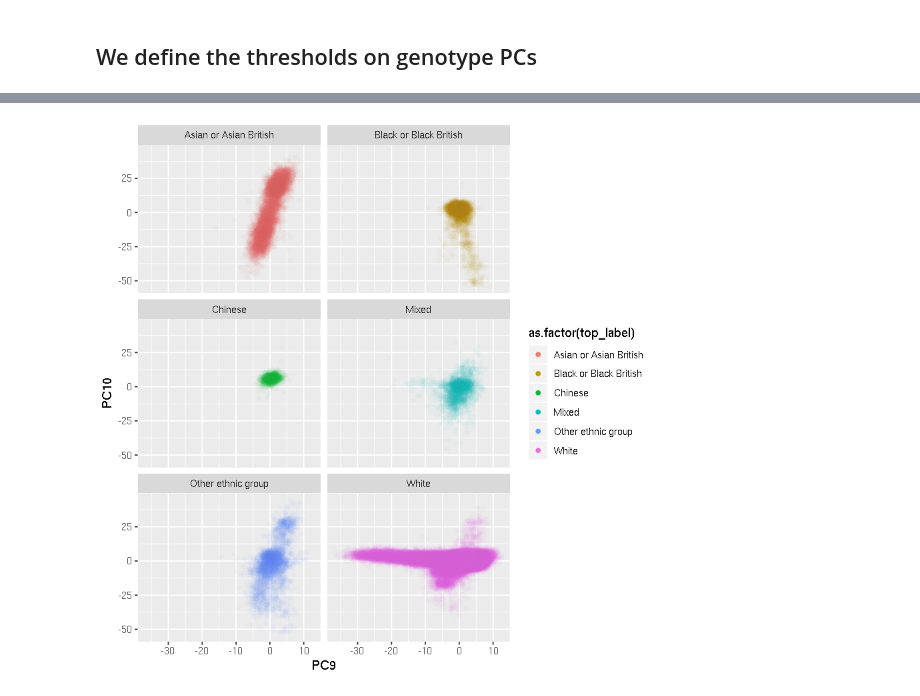
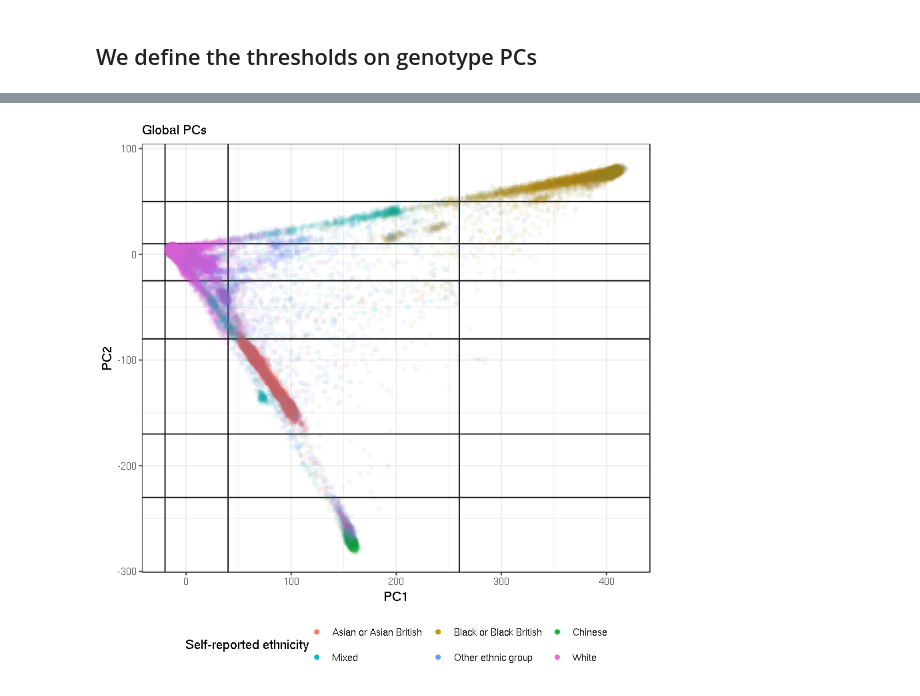
Before and after one commit to rivas-lab/ukbb-tools, a Jupyter notebook: 03_filtering/sample_qc_v3.ipynb, the cells around one changed output, grey strips where cells are left out. Drawn from its saved outputs; the diff is of its cells as text; code cells hidden in the pictures.

```diff
--- a/03_filtering/sample_qc_v3.ipynb
+++ b/03_filtering/sample_qc_v3.ipynb
@@ -370,8 +215,0 @@ facet_wrap( ~ top_label, ncol=2)
-# %%
-master_sqc_anno_df %>% drop_na(f21000) %>% filter(f21000 != -3, f21000 != -1) %>%
-ggplot(aes(x = PC9, y = PC10, color=as.factor(top_label))) +
-geom_point(alpha=.025) +
-guides(colour = guide_legend(override.aes = list(alpha = 1))) +
-facet_wrap( ~ top_label, ncol=2)
-# %% [output]
-[figure, removed]
@@ -377,0 +232,13 @@ facet_wrap( ~ top_label, ncol=2)
+# %%
+p <- master_sqc_df %>% filter(pass_filter) %>% drop_na(f21000) %>%
+filter(f21000 != -3, f21000 != -1) %>%
+ggplot(aes(x = PC1, y = PC2, color=as.factor(f21000_top_label))) %>%
+pca_plot_lines() +
+geom_point(alpha=.025) +
+theme_bw() + theme(legend.position="bottom") +
+guides(colour = guide_legend(override.aes = list(alpha = 1), nrow=2, byrow=TRUE)) +
+labs(title='Global PCs', color='Self-reported ethnicity')
+# %%
+p
+# %% [output]
+[figure, added]
```
Also changed, not shown: parts of 72 cells of this notebook, 9 other files.
